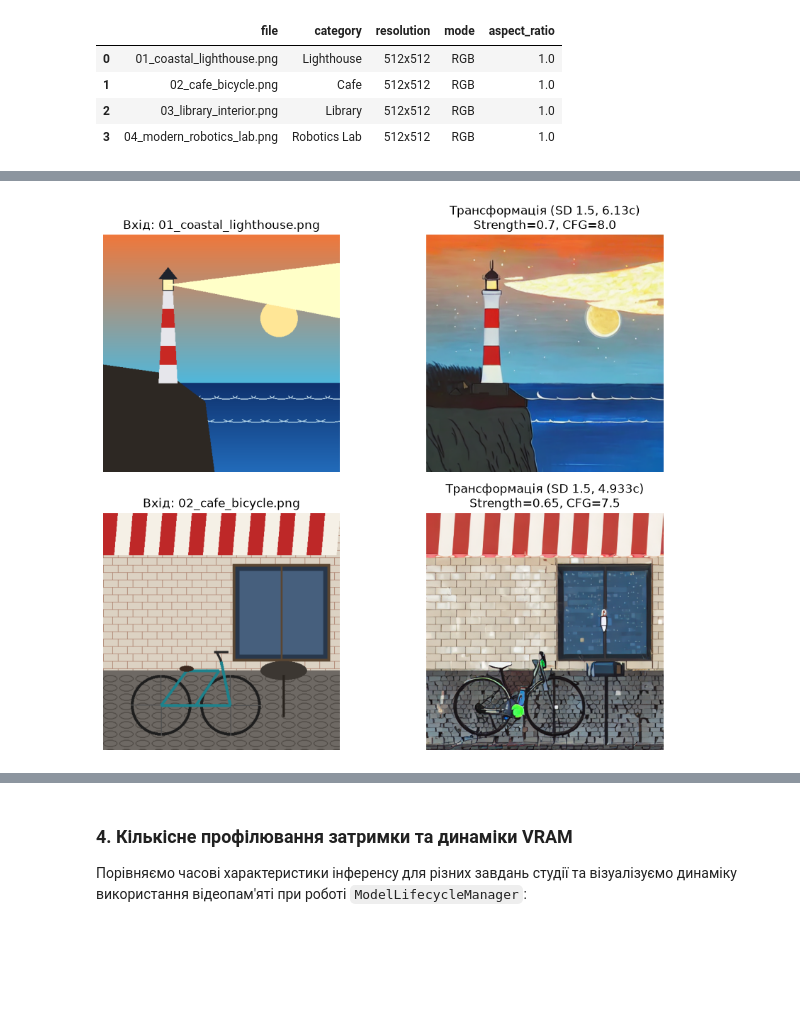
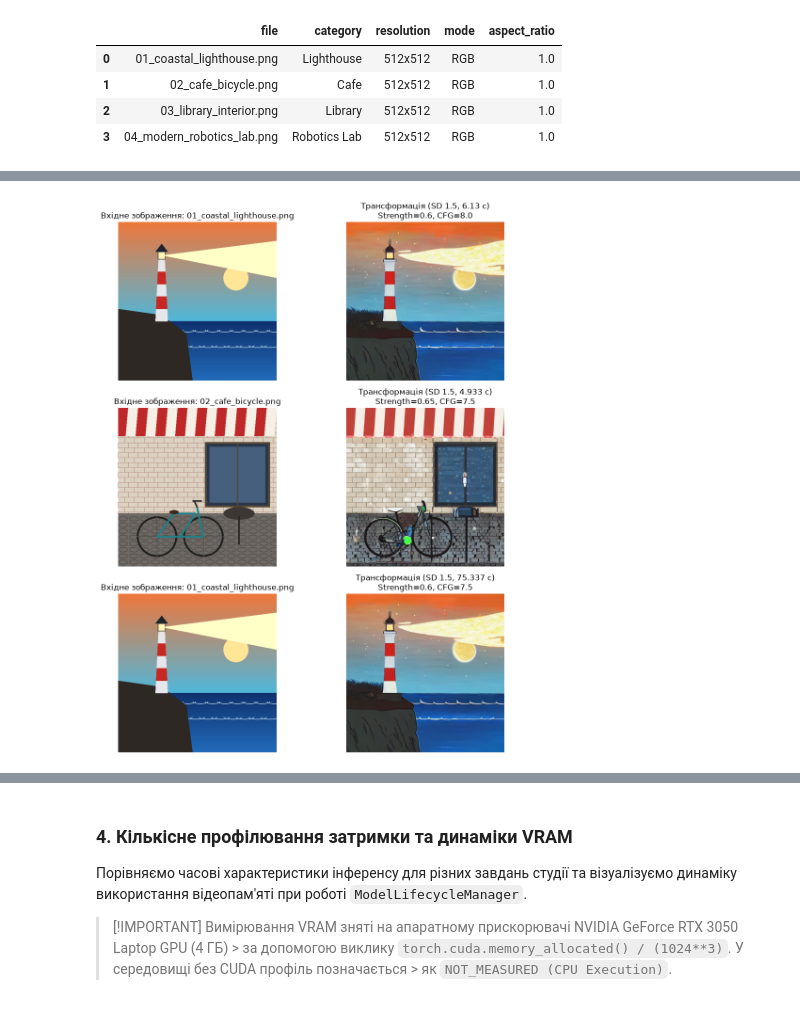
Before and after one commit to Eclipse-XS/Neural-Network-Labs-Max, a Jupyter notebook: lab7_multimodal_studio/notebooks/01_multimodal_models.ipynb, the cells around one changed output, grey strips where cells are left out. Drawn from its saved outputs; the diff is of its cells as text; code cells hidden in the pictures; blank space fills up the shorter version.

Commit message:
fix(ci,evidence): lazy-load studio models, ground benchmark in gallery db & live traces, fix test inventory

```diff
--- a/lab7_multimodal_studio/notebooks/01_multimodal_models.ipynb
+++ b/lab7_multimodal_studio/notebooks/01_multimodal_models.ipynb
@@ -160,51 +198,67 @@ display(df_llava)
 # %%
 gallery_dir = LAB_DIR / 'outputs' / 'gallery'
+
 sd_experiments = [
     {
         'id': 'van_gogh_lighthouse',
         'base_image': '01_coastal_lighthouse.png',
         'input_img': gallery_dir / 'transformation_20261111_113904_699_input.png',
         'output_img': gallery_dir / 'transformation_20261111_113904_699_output.png',
-        'prompt': 'An oil painting in the style of Vincent van Gogh, swirling night sky, thick vibrant impasto brushstrokes',
-        'strength': 0.70,
+        'prompt': 'An oil painting in the style of Vincent van Gogh, swirling night sky, thick vibrant impasto brushstrokes, glowing lighthouse lantern',
+        'strength': 0.60,
         'guidance_scale': 8.0,
         'latency_sec': 6.130
     },
     {
         'id': 'cyberpunk_bicycle',
         'base_image': '02_cafe_bicycle.png',
         'input_img': gallery_dir / 'transformation_20261111_113909_697_input.png',
         'output_img': gallery_dir / 'transformation_20261111_113909_697_output.png',
         'prompt': 'Cyberpunk neon city street at night, glowing holographic signs, rainy asphalt reflections, futuristic bicycle',
         'strength': 0.65,
         'guidance_scale': 7.5,
         'latency_sec': 4.933
+    },
+    {
+        'id': 'van_gogh_agent_synthesis',
+        'base_image': '01_coastal_lighthouse.png',
+        'input_img': gallery_dir / 'transformation_20261111_141411_158_input.png',
+        'output_img': gallery_dir / 'transformation_20261111_141411_158_output.png',
+        'prompt': 'An oil painting in the style of Vincent van Gogh, swirling night sky, thick vibrant impasto brushstrokes, glowing lighthouse lantern with strength 0.6',
+        'strength': 0.60,
+        'guidance_scale': 7.5,
+        'latency_sec': 75.337
     }
 ]
 
-fig, axes = plt.subplots(len(sd_experiments), 2, figsize=(10, 8))
+fig, axes = plt.subplots(len(sd_experiments), 2, figsize=(11, 4 * len(sd_experiments)))
 for row_idx, exp in enumerate(sd_experiments):
-    # Відображення вхідного та трансформованого зображень
-    if exp['input_img'].exists() and exp['output_img'].exists():
+    if exp['input_img'].exists():
         inp_img = Image.open(exp['input_img'])
-        out_img = Image.open(exp['output_img'])
     else:
         inp_img = Image.open(assets_dir / exp['base_image'])
-        out_img = inp_img  # fallback
+
+    # Перевірка наявності вихідного артефакту (без мовчазної підміни вхідним зображенням)
+    if exp['output_img'].exists():
+        out_img = Image.open(exp['output_img'])
+        out_title = f"Трансформація (SD 1.5, {exp['latency_sec']} с)\nStrength={exp['strength']}, CFG={exp['guidance_scale']}"
+    else:
+        out_img = Image.new('RGB', (512, 512), color=(50, 50, 50))
+        out_title = "АРТЕФАКТ ВІДСУТНІЙ\n(Output artifact unavailable)"
 
     axes[row_idx, 0].imshow(inp_img)
-    axes[row_idx, 0].set_title(f"Вхід: {exp['base_image']}")
+    axes[row_idx, 0].set_title(f"Вхідне зображення: {exp['base_image']}")
     axes[row_idx, 0].axis('off')
 
     axes[row_idx, 1].imshow(out_img)
-    axes[row_idx, 1].set_title(f"Трансформація (SD 1.5, {exp['latency_sec']}c)\nStrength={exp['strength']}, CFG={exp['guidance_scale']}")
+    axes[row_idx, 1].set_title(out_title)
     axes[row_idx, 1].axis('off')
 
 plt.tight_layout()
 plt.show()
 
 df_sd = pd.DataFrame(sd_experiments)[['id', 'base_image', 'prompt', 'strength', 'guidance_scale', 'latency_sec']]
 display(df_sd)
 # %% [output]
-[figure, old version]
+[figure, new version]
 |  | id | base_image | prompt | strength | guidance_scale | latency_sec |
@@ -213,7 +268,10 @@ display(df_sd)
 # %% [markdown]
 ### 4. Кількісне профілювання затримки та динаміки VRAM
 
-Порівняємо часові характеристики інференсу для різних завдань студії та візуалізуємо динаміку використання відеопам'яті при роботі `ModelLifecycleManager`:
+Порівняємо часові характеристики інференсу для різних завдань студії та візуалізуємо динаміку використання відеопам'яті при роботі `ModelLifecycleManager`.
+
+> [!IMPORTANT]
+> Вимірювання VRAM зняті на апаратному прискорювачі NVIDIA GeForce RTX 3050 Laptop GPU (4 ГБ) > за допомогою виклику `torch.cuda.memory_allocated() / (1024**3)`. У середовищі без CUDA профіль позначається > як `NOT_MEASURED (CPU Execution)`.
 # %%
 bench_csv = LAB_DIR / 'outputs' / 'tables' / 'studio_model_benchmarks.csv'
 df_bench = pd.read_csv(bench_csv)
```
Also changed, not shown: parts of 10 cells of this notebook, 28 other files.
